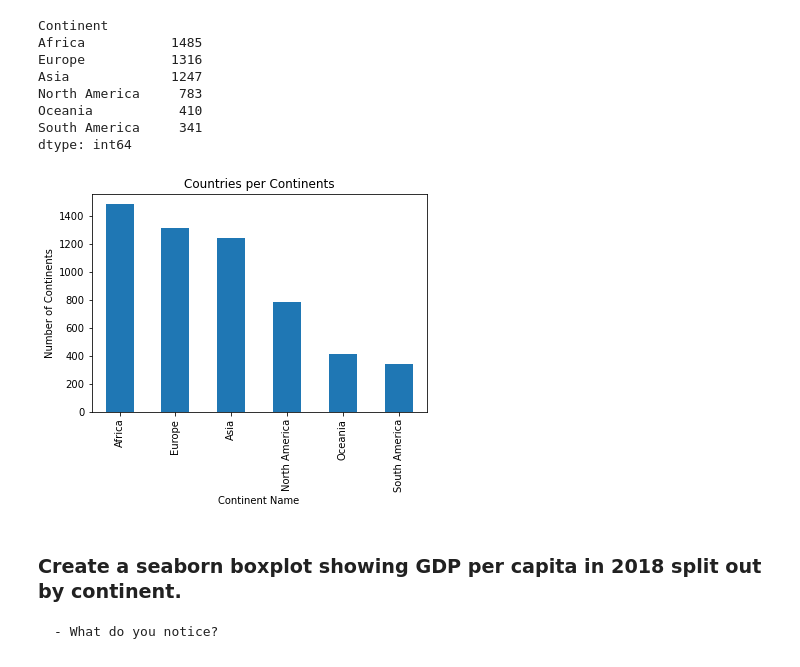
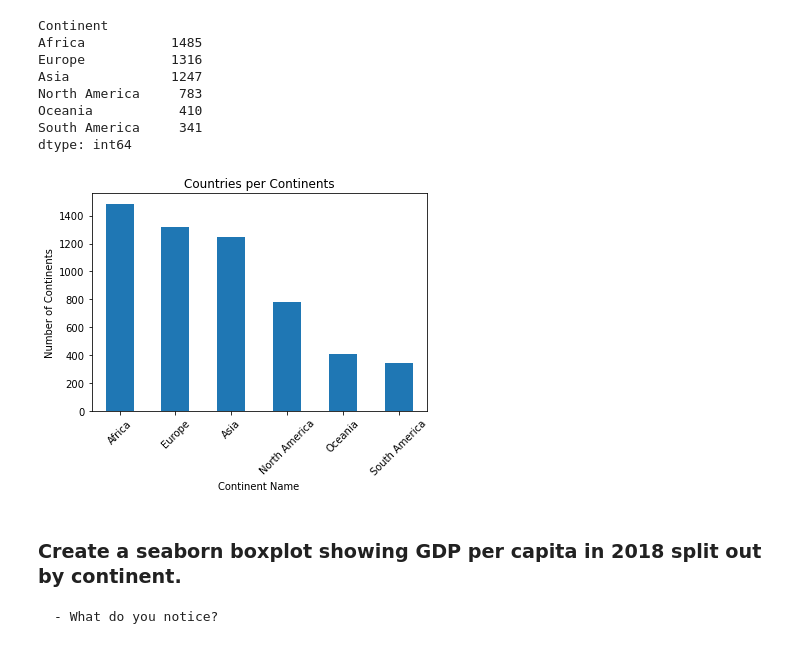
Before and after one commit to nss-data-science-cohort-7/un-exploration-gtorres2, a Jupyter notebook: UN_Data_Exploration_Completed.ipynb, the cells around one changed output. Saved outputs shown, nothing was run; the diff lists cells and outputs as text; code cells hidden in the pictures.

```diff
--- a/UN_Data_Exploration_Completed.ipynb
+++ b/UN_Data_Exploration_Completed.ipynb
@@ -465,14 +591,15 @@ Oceania           410
 South America     341
 dtype: int64
 # %%
-merged_gdp_cont = merged_gdp['Continent'].value_counts()
+merged_gdp_cont = merged_gdp_df['Continent'].value_counts()
 merged_gdp_cont.plot(kind='bar')
 plt.xlabel('Continent Name')
 plt.ylabel('Number of Continents')
 plt.title('Countries per Continents')
+plt.xticks(rotation = 45)
 plt.show()
 # %% [output]
-[figure, old version]
+[figure, new version]
 # %% [markdown]
 ### Create a seaborn boxplot showing GDP per capita in 2018 split out by continent.
     - What do you notice?
```
Also changed, not shown: parts of 16 cells of this notebook, 1 other file.
